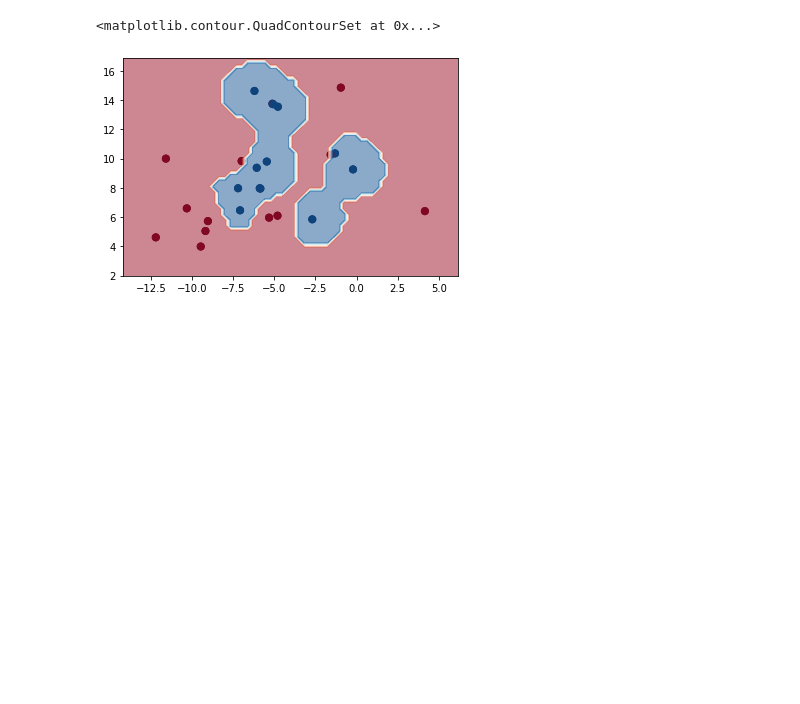
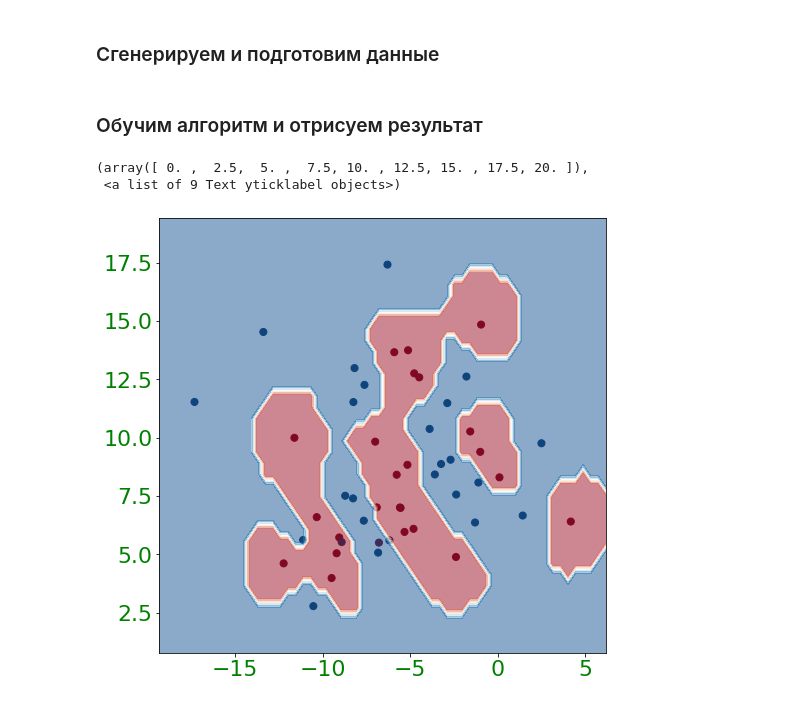
Before and after one commit to Hpilton/TheoryOfML, a Jupyter notebook: linear.ipynb, the cells around one changed output. Cells and saved outputs as stored; diff of their text form; code cells hidden in the pictures; blank space fills up the shorter version.

```diff
--- a/linear.ipynb
+++ b/linear.ipynb
@@ -1,26 +14,29 @@
+# %% [markdown]
+### Сгенерируем и подготовим данные
 # %%
-from sklearn.linear_model import LogisticRegression
-from sklearn.svm import SVC
-from matplotlib import pyplot as plt
-from sklearn.datasets import make_blobs
-import numpy as np
-X, y = make_blobs(25, 2, centers=2, random_state=5, cluster_std=4)
+plt.figure(figsize=(8,8))
+X, y = make_blobs(50, 2, centers=2, random_state=5, cluster_std=4)
 plt.scatter(X[:, 0], X[:, 1], c=y, s=50, cmap='RdBu')
 
 xlim = (min(X[:,0])-2, max(X[:,0])+2)
 ylim = (min(X[:,1])-2, max(X[:,1])+2)
-
 xg = np.linspace(xlim[0], xlim[1], 60)
 yg = np.linspace(ylim[0], ylim[1], 40)
 xx, yy = np.meshgrid(xg, yg)
 Xgrid = np.vstack([xx.ravel(), yy.ravel()]).T
-
-model=SVC(kernel='rbf')
-model.fit(X,y)
-Z =  model.predict(Xgrid)
-Z = Z.reshape(xx.shape)
-plt.scatter(X[:, 0], X[:, 1], c=y, s=50, cmap='RdBu')
-plt.contourf(xx,yy,Z, cmap='RdBu', alpha=0.5)
-# %% [output]
-<matplotlib.contour.QuadContourSet at 0x...>
-[figure, removed]
+# %% [markdown]
+### Обучим алгоритм и отрисуем результат
+# %%
+plt.figure(figsize=(8,8))
+model=SVC(kernel='rbf')
+model.fit(X,y)
+Z =  model.predict(Xgrid)
+Z = Z.reshape(xx.shape)
+plt.scatter(X[:, 0], X[:, 1], c=y, s=50, cmap='RdBu')
+plt.contourf(xx,yy,Z, cmap='RdBu', alpha=0.5)
+plt.xticks(fontsize=22,c='green')
+plt.yticks(fontsize=22,c='green')
+# %% [output]
+(array([ 0. ,  2.5,  5. ,  7.5, 10. , 12.5, 15. , 17.5, 20. ]),
+ <a list of 9 Text yticklabel objects>)
+[figure, added]
```
Also changed, not shown: parts of 4 cells of this notebook, 4 other files.
